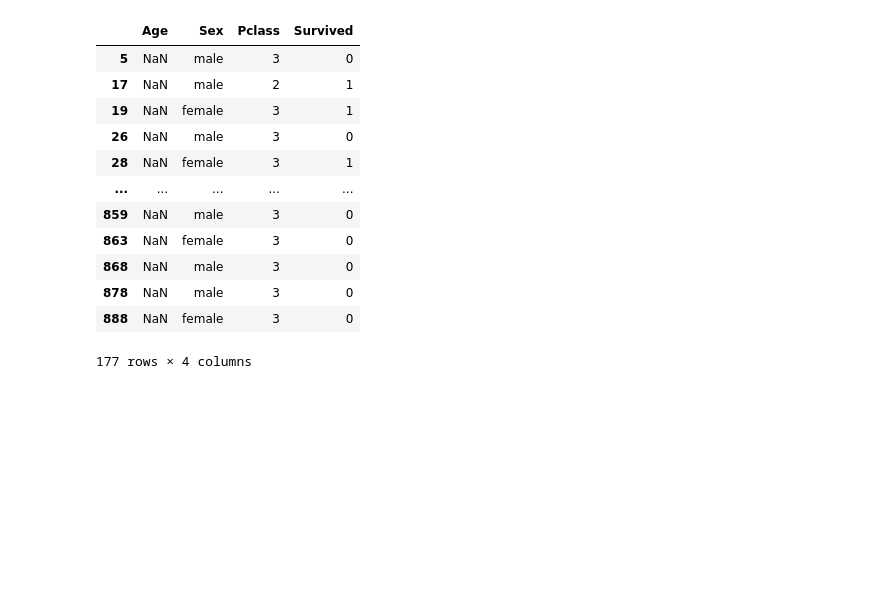
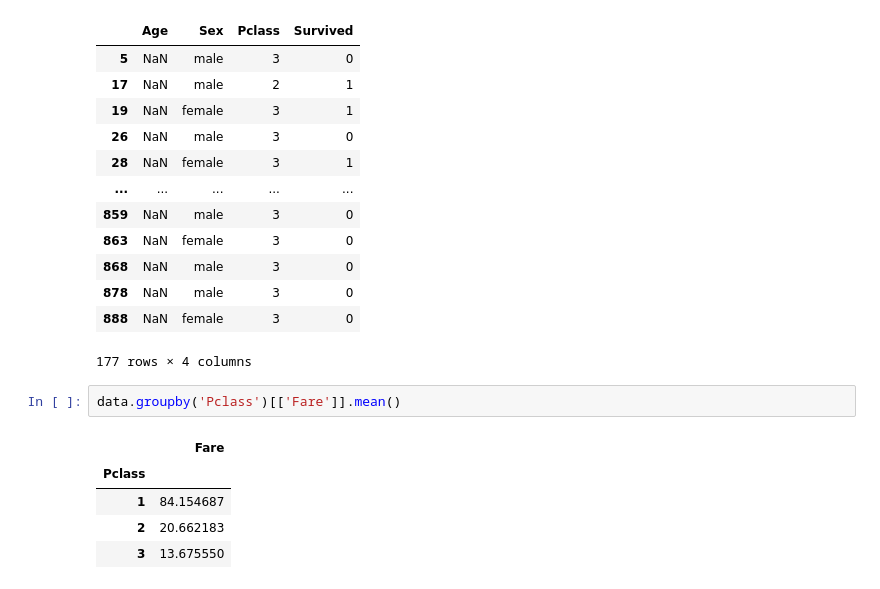
Before and after one commit to hosngholami/Learning, a Jupyter notebook: Pandas.ipynb, the cells around one changed output. Cells and saved outputs as stored; diff of their text form; blank space fills up the shorter version.

```diff
--- a/Pandas.ipynb
+++ b/Pandas.ipynb
@@ -199,3 +199,11 @@ data[data['Age'].isnull()][['Age', 'Sex', 'Pclass', 'Survived']]
 | 878 | NaN | male | 3 | 0 |
 | 888 | NaN | female | 3 | 0 |
 177 rows × 4 columns
+# %%
+data.groupby('Pclass')[['Fare']].mean()
+# %% [output]
+|  | Fare |
+| Pclass |  |
+| 1 | 84.154687 |
+| 2 | 20.662183 |
+| 3 | 13.675550 |
```
Also changed, not shown: parts of 1 cell of this notebook.
